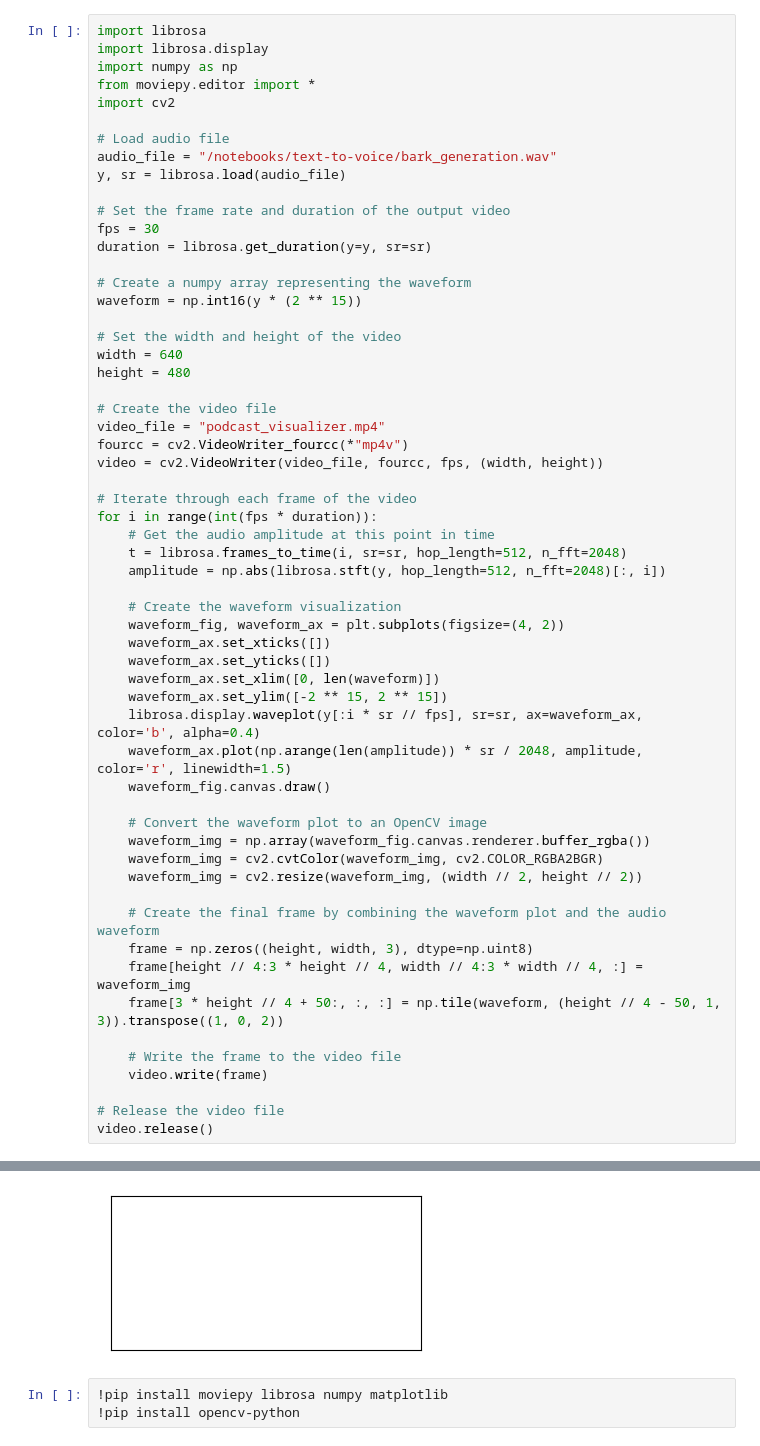
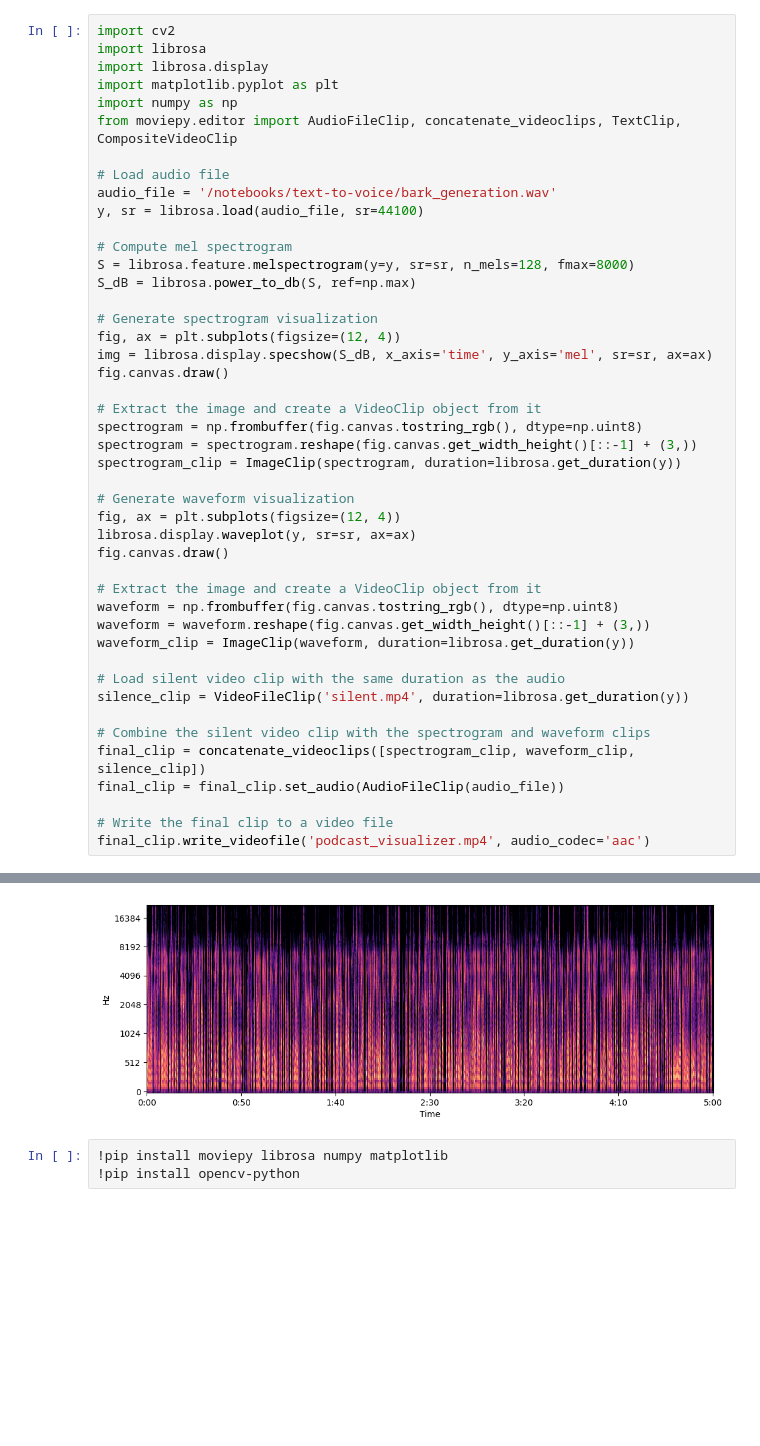
Before and after one commit to shajeen/text-to-voice, a Jupyter notebook: Untitled.ipynb, the cells around one changed output, grey strips where cells are left out. Drawn from its saved outputs; the diff is of its cells as text; blank space fills up the shorter version.

```diff
--- a/Untitled.ipynb
+++ b/Untitled.ipynb
@@ -1,59 +1,46 @@
 # %%
+import cv2
 import librosa
 import librosa.display
+import matplotlib.pyplot as plt
 import numpy as np
-from moviepy.editor import *
-import cv2
+from moviepy.editor import AudioFileClip, concatenate_videoclips, TextClip, CompositeVideoClip
 
 # Load audio file
-audio_file = "/notebooks/text-to-voice/bark_generation.wav"
-y, sr = librosa.load(audio_file)
+audio_file = '/notebooks/text-to-voice/bark_generation.wav'
+y, sr = librosa.load(audio_file, sr=44100)
 
-# Set the frame rate and duration of the output video
-fps = 30
-duration = librosa.get_duration(y=y, sr=sr)
+# Compute mel spectrogram
+S = librosa.feature.melspectrogram(y=y, sr=sr, n_mels=128, fmax=8000)
+S_dB = librosa.power_to_db(S, ref=np.max)
 
-# Create a numpy array representing the waveform
-waveform = np.int16(y * (2 ** 15))
+# Generate spectrogram visualization
+fig, ax = plt.subplots(figsize=(12, 4))
+img = librosa.display.specshow(S_dB, x_axis='time', y_axis='mel', sr=sr, ax=ax)
+fig.canvas.draw()
 
-# Set the width and height of the video
-width = 640
-height = 480
+# Extract the image and create a VideoClip object from it
+spectrogram = np.frombuffer(fig.canvas.tostring_rgb(), dtype=np.uint8)
+spectrogram = spectrogram.reshape(fig.canvas.get_width_height()[::-1] + (3,))
+spectrogram_clip = ImageClip(spectrogram, duration=librosa.get_duration(y))
 
-# Create the video file
-video_file = "podcast_visualizer.mp4"
-fourcc = cv2.VideoWriter_fourcc(*"mp4v")
-video = cv2.VideoWriter(video_file, fourcc, fps, (width, height))
+# Generate waveform visualization
+fig, ax = plt.subplots(figsize=(12, 4))
+librosa.display.waveplot(y, sr=sr, ax=ax)
+fig.canvas.draw()
 
-# Iterate through each frame of the video
-for i in range(int(fps * duration)):
-    # Get the audio amplitude at this point in time
-    t = librosa.frames_to_time(i, sr=sr, hop_length=512, n_fft=2048)
-    amplitude = np.abs(librosa.stft(y, hop_length=512, n_fft=2048)[:, i])
+# Extract the image and create a VideoClip object from it
+waveform = np.frombuffer(fig.canvas.tostring_rgb(), dtype=np.uint8)
+waveform = waveform.reshape(fig.canvas.get_width_height()[::-1] + (3,))
+waveform_clip = ImageClip(waveform, duration=librosa.get_duration(y))
 
-    # Create the waveform visualization
-    waveform_fig, waveform_ax = plt.subplots(figsize=(4, 2))
-    waveform_ax.set_xticks([])
-    waveform_ax.set_yticks([])
-    waveform_ax.set_xlim([0, len(waveform)])
-    waveform_ax.set_ylim([-2 ** 15, 2 ** 15])
-    librosa.display.waveplot(y[:i * sr // fps], sr=sr, ax=waveform_ax, color='b', alpha=0.4)
-    waveform_ax.plot(np.arange(len(amplitude)) * sr / 2048, amplitude, color='r', linewidth=1.5)
-    waveform_fig.canvas.draw()
+# Load silent video clip with the same duration as the audio
+silence_clip = VideoFileClip('silent.mp4', duration=librosa.get_duration(y))
 
-    # Convert the waveform plot to an OpenCV image
-    waveform_img = np.array(waveform_fig.canvas.renderer.buffer_rgba())
-    waveform_img = cv2.cvtColor(waveform_img, cv2.COLOR_RGBA2BGR)
-    waveform_img = cv2.resize(waveform_img, (width // 2, height // 2))
+# Combine the silent video clip with the spectrogram and waveform clips
+final_clip = concatenate_videoclips([spectrogram_clip, waveform_clip, silence_clip])
+final_clip = final_clip.set_audio(AudioFileClip(audio_file))
 
-    # Create the final frame by combining the waveform plot and the audio waveform
-    frame = np.zeros((height, width, 3), dtype=np.uint8)
-    frame[height // 4:3 * height // 4, width // 4:3 * width // 4, :] = waveform_img
-    frame[3 * height // 4 + 50:, :, :] = np.tile(waveform, (height // 4 - 50, 1, 3)).transpose((1, 0, 2))
-
-    # Write the frame to the video file
-    video.write(frame)
-
-# Release the video file
-video.release()
+# Write the final clip to a video file
+final_clip.write_videofile('podcast_visualizer.mp4', audio_codec='aac')
 # %% [output]
@@ -61,4 +48,4 @@ AttributeError: module 'librosa.display' has no attribute 'waveplot'
-[figure, old version]
+[figure, new version]
 # %%
 !pip install moviepy librosa numpy matplotlib
 !pip install opencv-python
```
Also changed, not shown: parts of 1 cell of this notebook.
